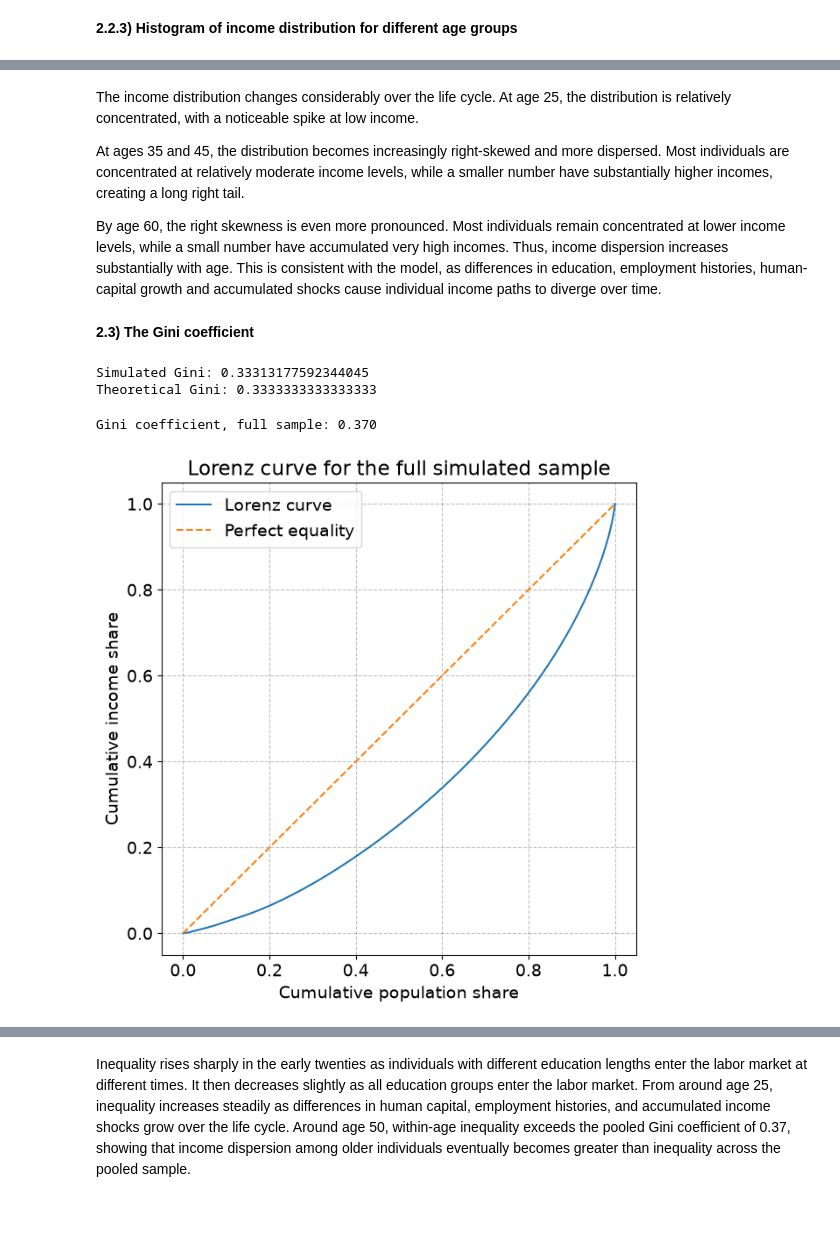
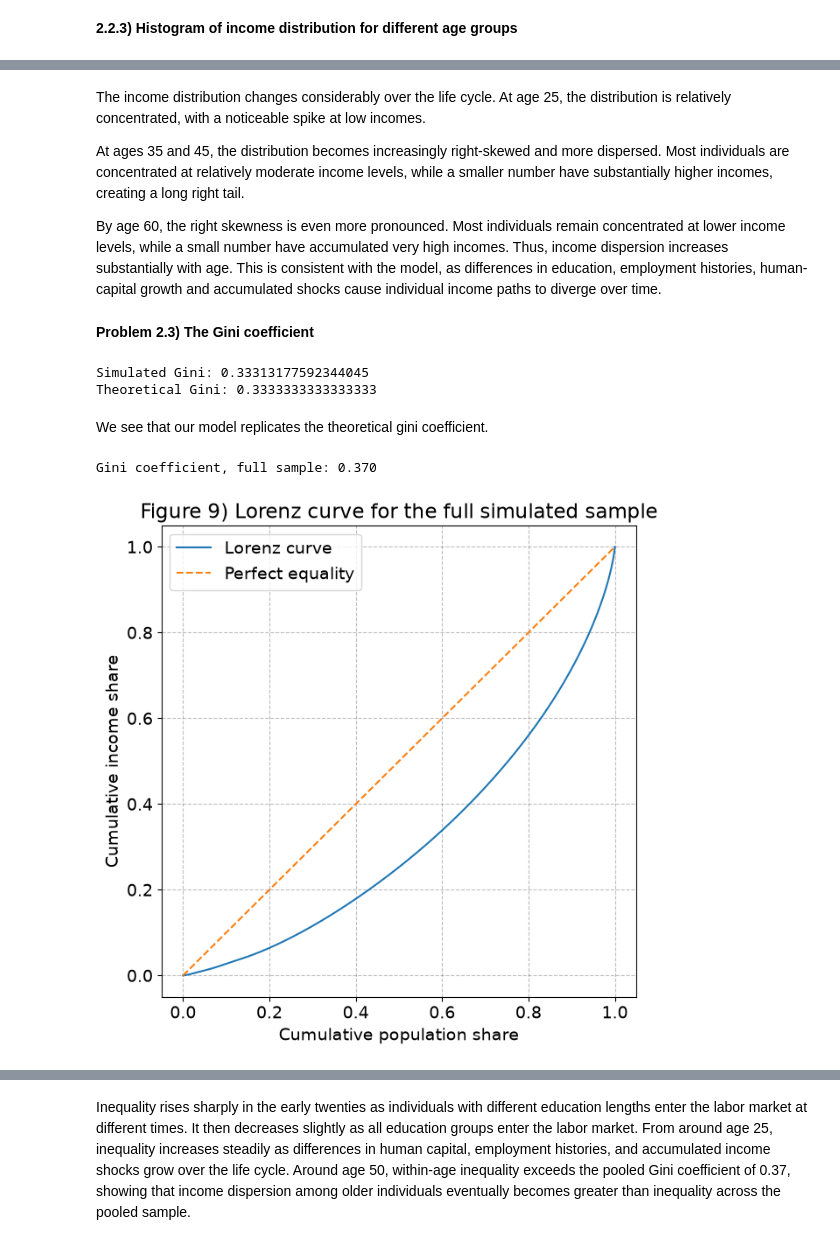
Before and after one commit to NumEconCopenhagen/projects-2024-group67, a Jupyter notebook: DataProject.ipynb, the cells around one changed output, grey strips where cells are left out. Drawn from its saved outputs; the diff is of its cells as text; code cells hidden in the pictures; blank space fills up the shorter version.

```diff
--- a/DataProject.ipynb
+++ b/DataProject.ipynb
@@ -884,13 +842,11 @@ fig.tight_layout()
 # %% [markdown]
-The income distribution changes considerably over the life cycle. At age 25, the distribution is relatively concentrated, with a noticeable spike at low income.
-
+The income distribution changes considerably over the life cycle. At age 25, the distribution is relatively concentrated, with a noticeable spike at low incomes.
 
 At ages 35 and 45, the distribution becomes increasingly right-skewed and more dispersed. Most individuals are concentrated at relatively moderate income levels, while a smaller number have substantially higher incomes, creating a long right tail.
 
-
 By age 60, the right skewness is even more pronounced. Most individuals remain concentrated at lower income levels, while a small number have accumulated very high incomes. Thus, income dispersion increases substantially with age. This is consistent with the model, as differences in education, employment histories, human-capital growth and accumulated shocks cause individual income paths to diverge over time.
 # %% [markdown]
-**2.3) The Gini coefficient**
+**Problem 2.3) The Gini coefficient**
 # %%
 # a. Defining the Gini coefficient function.
 def gini_coefficient(x):
@@ -926,6 +882,8 @@ print("Theoretical Gini:", 1/3)
 # %% [output]
 Simulated Gini: 0.33313177592344045
 Theoretical Gini: 0.3333333333333333
+# %% [markdown]
+We see that our model replicates the theoretical gini coefficient.
 # %%
 # a. Calculating the Gini coefficient for the full sample of simulated income data:
 income_all = model.income.flatten() #This uses the income model, that has been made in p2_model.py.
@@ -961,35 +919,35 @@ def lorenz_curve(x):
 
 # c. calculating and plotting the Lorenz curve
 # i. calculate shares
 population_share, income_share = lorenz_curve(income_all)
 
 # ii. creating the plot
 plt.figure(figsize=(7, 7))
 
 plt.plot(
     population_share,
     income_share,
     label='Lorenz curve'
 )
 
 # iii. add reference line for perfect equality
 plt.plot(
     [0, 1],
     [0, 1],
     linestyle='--',
     label='Perfect equality'
 )
 
 # iv. formatting plots and displaying
 plt.xlabel('Cumulative population share')
 plt.ylabel('Cumulative income share')
-plt.title('Lorenz curve for the full simulated sample')
+plt.title('Figure 9) Lorenz curve for the full simulated sample')
 plt.legend()
 
 plt.show()
 # %% [output]
 Gini coefficient, full sample: 0.370
-[figure, old version]
+[figure, new version]
 # %%
 # a. Calculating the gini coefficient for each age in the simulated data and plotting the results:
 gini_by_age = np.array([
```
Also changed, not shown: parts of 33 cells of this notebook.
